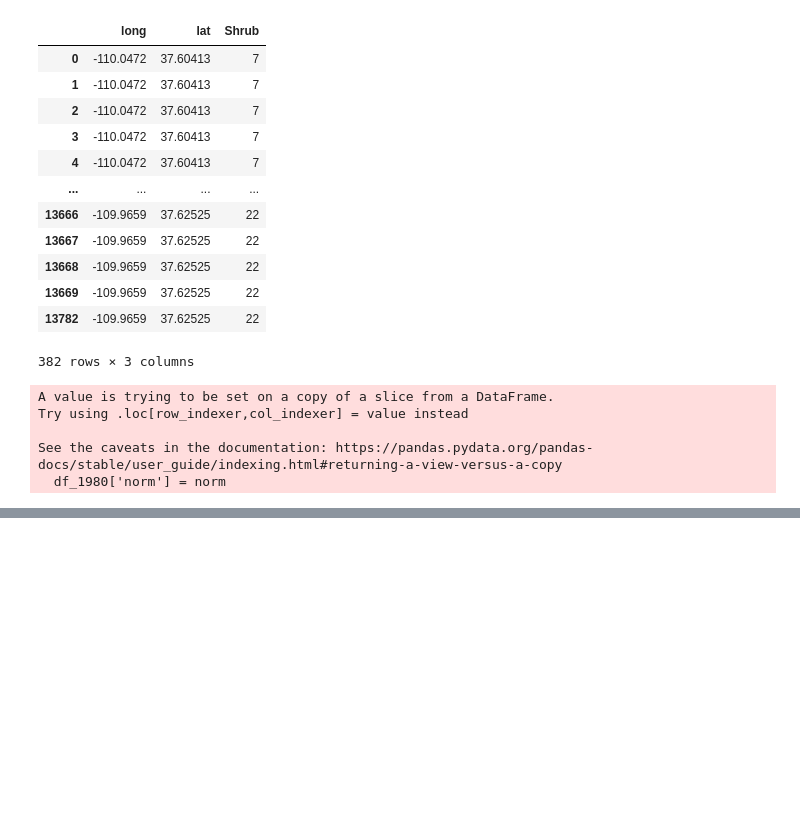
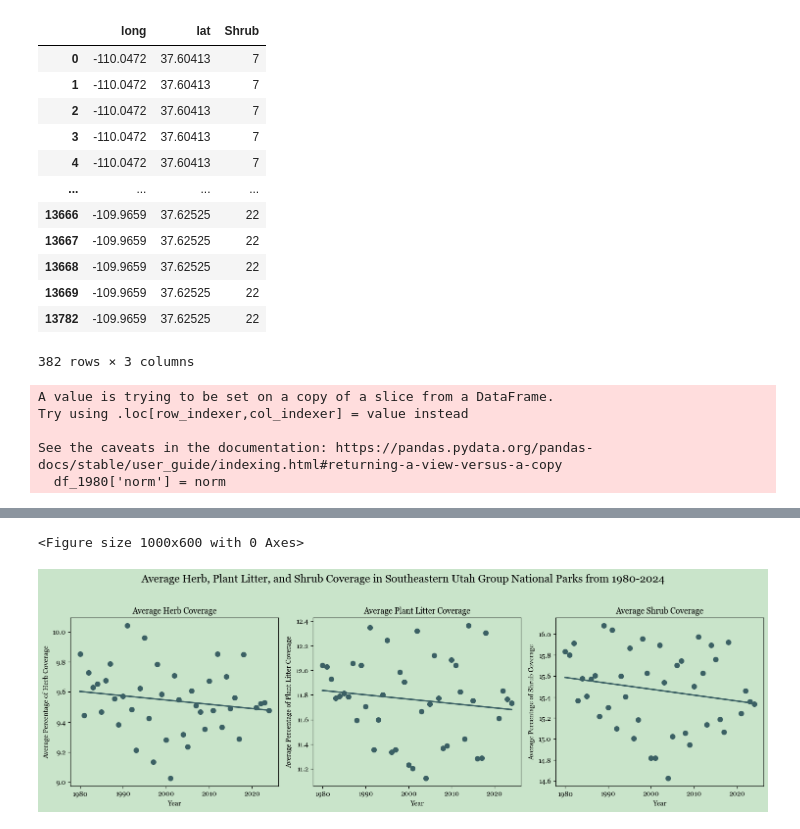
Before and after one commit to lindsaystrong7/dsan-scholarship-project, a Jupyter notebook: code/eda.ipynb, the cells around one changed output, grey strips where cells are left out. Drawn from its saved outputs; the diff is of its cells as text; code cells hidden in the pictures; blank space fills up the shorter version.

Commit message:
added static vizes to website and starting shrub viz

```diff
--- a/code/eda.ipynb
+++ b/code/eda.ipynb
@@ -434,0 +475,4 @@ m
+# %%
+df_to_melt = total_grouped_df[['year', 'Herb', 'Litter', 'Shrub']]
+# %%
+melted_df = pd.melt(df_to_melt, id_vars='year')
@@ -434,0 +495,32 @@ m
+# %%
+plt.figure(figsize=(10, 6))
+fig, axes = plt.subplots(1, 3, figsize=(15, 5))
+
+
+sns.regplot(
+    data=melted_df[melted_df['variable'] == 'Herb'],color = '#3B6064', x="year", y="value", ci=None, scatter_kws={"s": 50, "alpha": 1}, ax=axes[0]
+)
+axes[0].set_title('Average Herb Coverage')
+axes[0].set_ylabel('Average Percentage of Herb Coverage')
+axes[0].set_xlabel('Year')
+
+sns.regplot(
+    data=melted_df[melted_df['variable'] == 'Litter'], color = '#3B6064', x="year", y="value", ci=None, scatter_kws={"s": 50, "alpha": 1}, ax=axes[1]
+)
+axes[1].set_title('Average Plant Litter Coverage')
+axes[1].set_ylabel('Average Percentage of Plant Litter Coverage')
+axes[1].set_xlabel('Year')
+
+sns.regplot(
+    data=melted_df[melted_df['variable'] == 'Shrub'], color = '#3B6064', x="year", y="value", ci=None, scatter_kws={"s": 50, "alpha": 1}, ax=axes[2]
+)
+axes[2].set_title('Average Shrub Coverage')
+axes[2].set_ylabel('Average Percentage of Shrub Coverage')
+axes[2].set_xlabel('Year')
+fig.suptitle('Average Herb, Plant Litter, and Shrub Coverage in Southeastern Utah Group National Parks from 1980-2024', fontsize=16)
+plt.tight_layout(rect=[0, 0, 1, 0.95])
+plt.savefig('../scholarship/images/plant_decrease.png')
+plt.show()
+# %% [output]
+<Figure size 1000x600 with 0 Axes>
+[figure, added]
```
Also changed, not shown: parts of 10 cells of this notebook, 59 other files.
